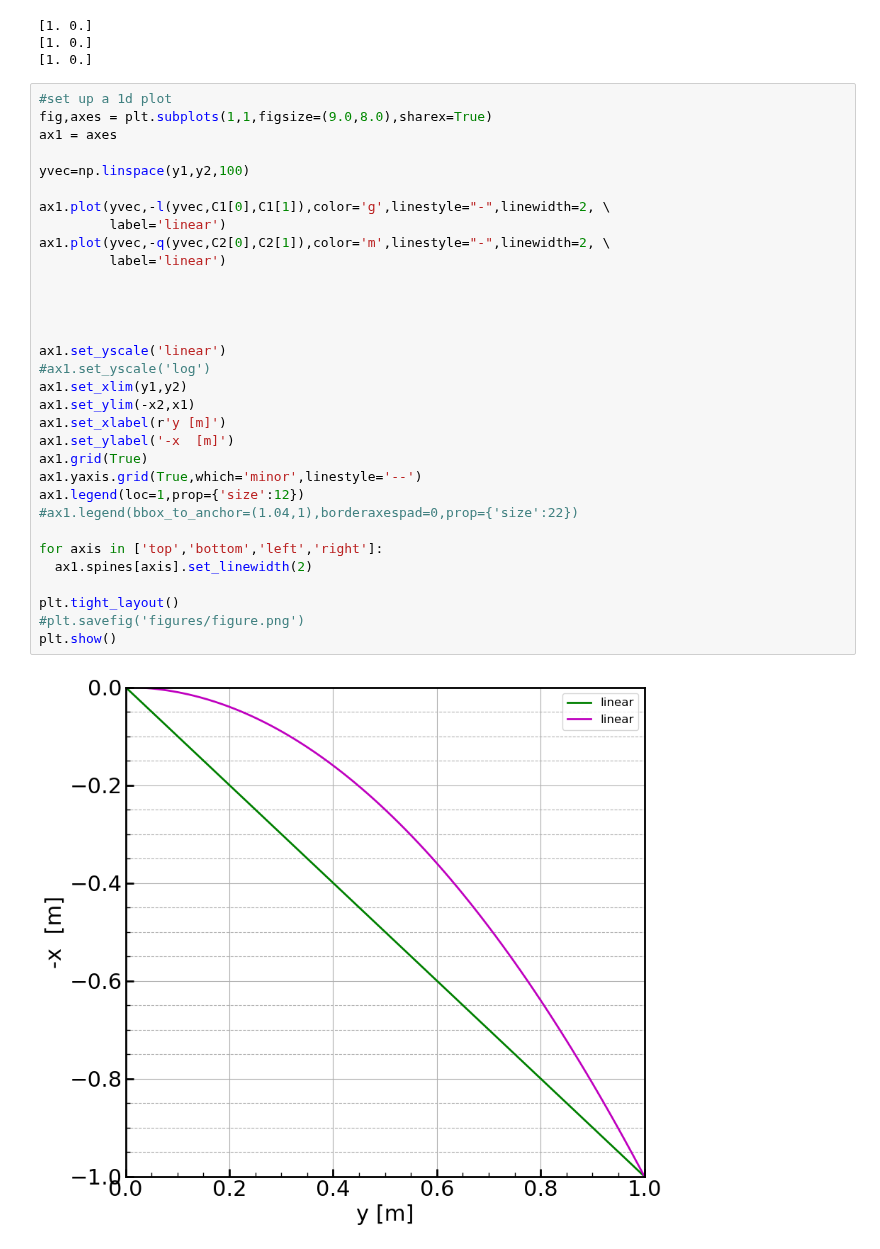
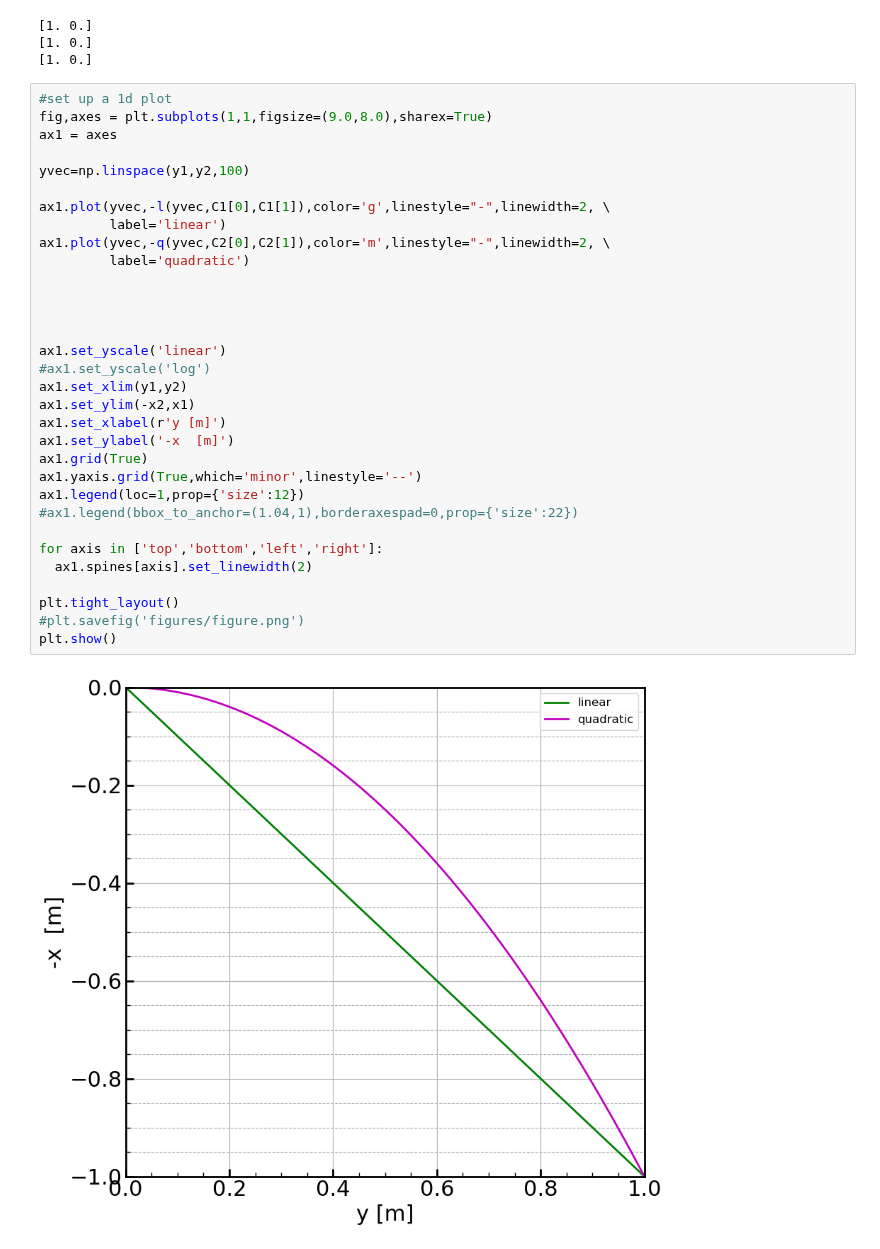
Before and after one commit to villano-lab/analytical_mechanics, a Jupyter notebook: brachistochrone.ipynb, the cells around one changed output. Drawn from its saved outputs; the diff is of its cells as text.

```diff
--- a/brachistochrone.ipynb
+++ b/brachistochrone.ipynb
@@ -48,32 +48,32 @@ print(C3)
 fig,axes = plt.subplots(1,1,figsize=(9.0,8.0),sharex=True)
 ax1 = axes
 
 yvec=np.linspace(y1,y2,100)
 
 ax1.plot(yvec,-l(yvec,C1[0],C1[1]),color='g',linestyle="-",linewidth=2, \
          label='linear')
 ax1.plot(yvec,-q(yvec,C2[0],C2[1]),color='m',linestyle="-",linewidth=2, \
-         label='linear')
+         label='quadratic')
 
 
 
 
 ax1.set_yscale('linear')
 #ax1.set_yscale('log')
 ax1.set_xlim(y1,y2)
 ax1.set_ylim(-x2,x1)
 ax1.set_xlabel(r'y [m]')
 ax1.set_ylabel('-x  [m]')
 ax1.grid(True)
 ax1.yaxis.grid(True,which='minor',linestyle='--')
 ax1.legend(loc=1,prop={'size':12})
 #ax1.legend(bbox_to_anchor=(1.04,1),borderaxespad=0,prop={'size':22})
 
 for axis in ['top','bottom','left','right']:
   ax1.spines[axis].set_linewidth(2)
 
 plt.tight_layout()
 #plt.savefig('figures/figure.png')
 plt.show()
 # %% [output]
-[figure, old version]
+[figure, new version]
```
